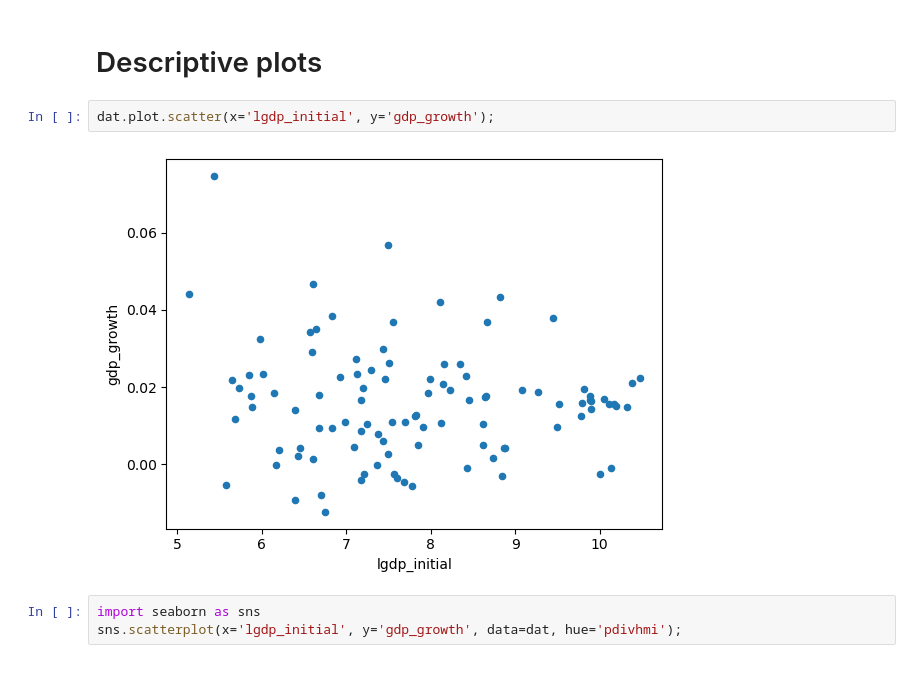
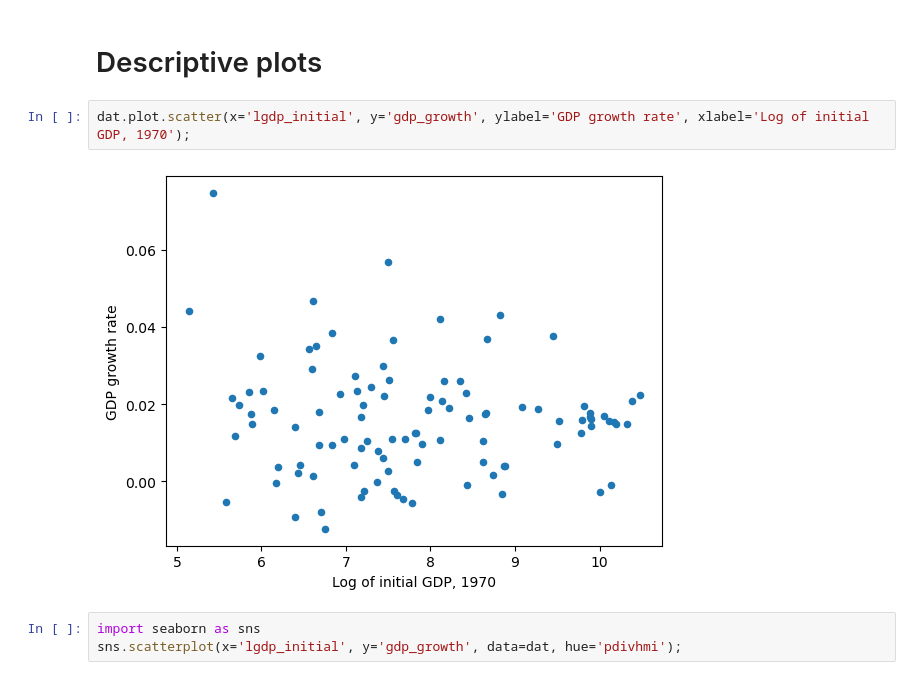
Before and after one commit to lkh927/AME-2024-Projects, a Jupyter notebook: Project 2/Project 2 new.ipynb, the cells around one changed output. Drawn from its saved outputs; the diff is of its cells as text.

```diff
--- a/Project 2/Project 2 new.ipynb
+++ b/Project 2/Project 2 new.ipynb
@@ -22,9 +22,9 @@ The data contains 214 rows (countries) and 85 columns (variables).
 # %% [markdown]
 # Descriptive plots
 # %%
-dat.plot.scatter(x='lgdp_initial', y='gdp_growth');
+dat.plot.scatter(x='lgdp_initial', y='gdp_growth', ylabel='GDP growth rate', xlabel='Log of initial GDP, 1970');
 # %% [output]
-[figure, old version]
+[figure, new version]
 # %%
 import seaborn as sns
 sns.scatterplot(x='lgdp_initial', y='gdp_growth', data=dat, hue='pdivhmi');
```
Also changed, not shown: parts of 3 cells of this notebook.
